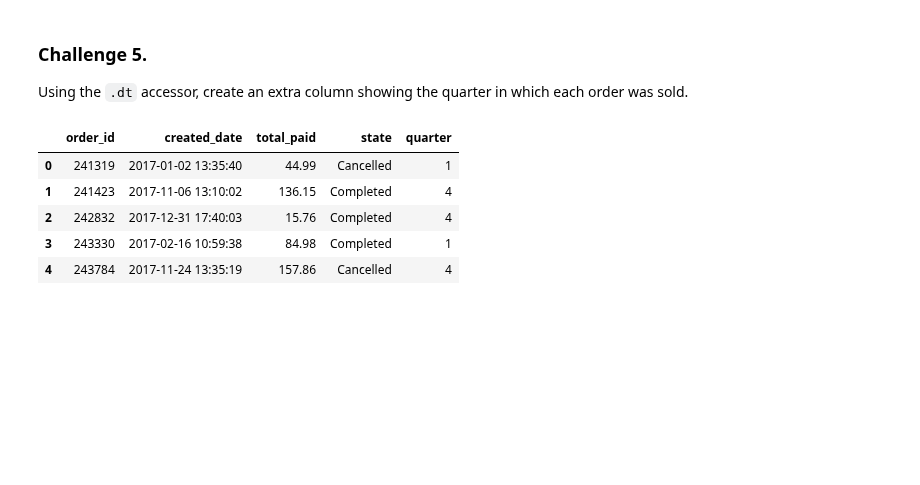
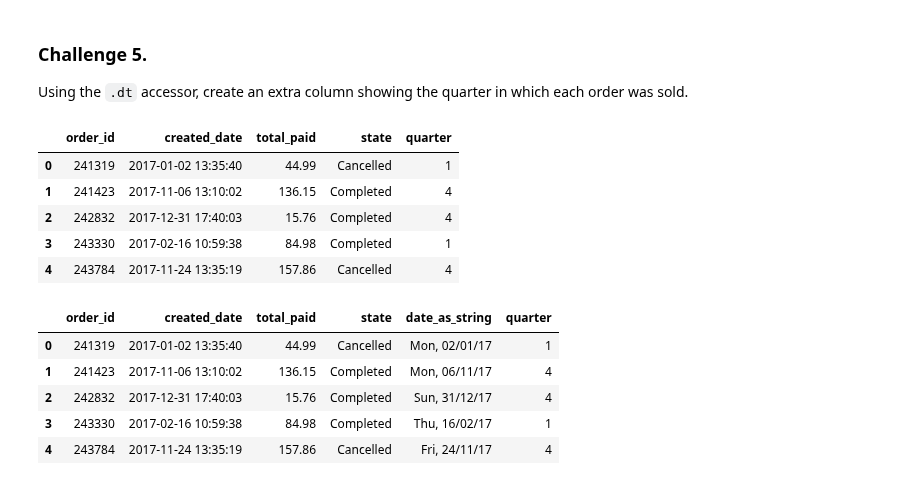
Before and after one commit to PhoenixCC0722/JoinTheGame_Magist, a Jupyter notebook: 3_1_3_datetime_challenges.ipynb, the cells around one changed output. Drawn from its saved outputs; the diff is of its cells as text; code cells hidden in the pictures; blank space fills up the shorter version.

```diff
--- a/3_1_3_datetime_challenges.ipynb
+++ b/3_1_3_datetime_challenges.ipynb
@@ -423,3 +425,14 @@ date_filtering_df.head()
 | 2 | 242832 | 2017-12-31 17:40:03 | 15.76 | Completed | 4 |
 | 3 | 243330 | 2017-02-16 10:59:38 | 84.98 | Completed | 1 |
 | 4 | 243784 | 2017-11-24 13:35:19 | 157.86 | Cancelled | 4 |
+# %%
+# quarter is already existing function in the documentation
+orders_df.loc[:,"quarter"] = orders_df["created_date"].dt.quarter
+orders_df.head()
+# %% [output]
+|  | order_id | created_date | total_paid | state | date_as_string | quarter |
+| 0 | 241319 | 2017-01-02 13:35:40 | 44.99 | Cancelled | Mon, 02/01/17 | 1 |
+| 1 | 241423 | 2017-11-06 13:10:02 | 136.15 | Completed | Mon, 06/11/17 | 4 |
+| 2 | 242832 | 2017-12-31 17:40:03 | 15.76 | Completed | Sun, 31/12/17 | 4 |
+| 3 | 243330 | 2017-02-16 10:59:38 | 84.98 | Completed | Thu, 16/02/17 | 1 |
+| 4 | 243784 | 2017-11-24 13:35:19 | 157.86 | Cancelled | Fri, 24/11/17 | 4 |
```
Also changed, not shown: parts of 2 cells of this notebook.
